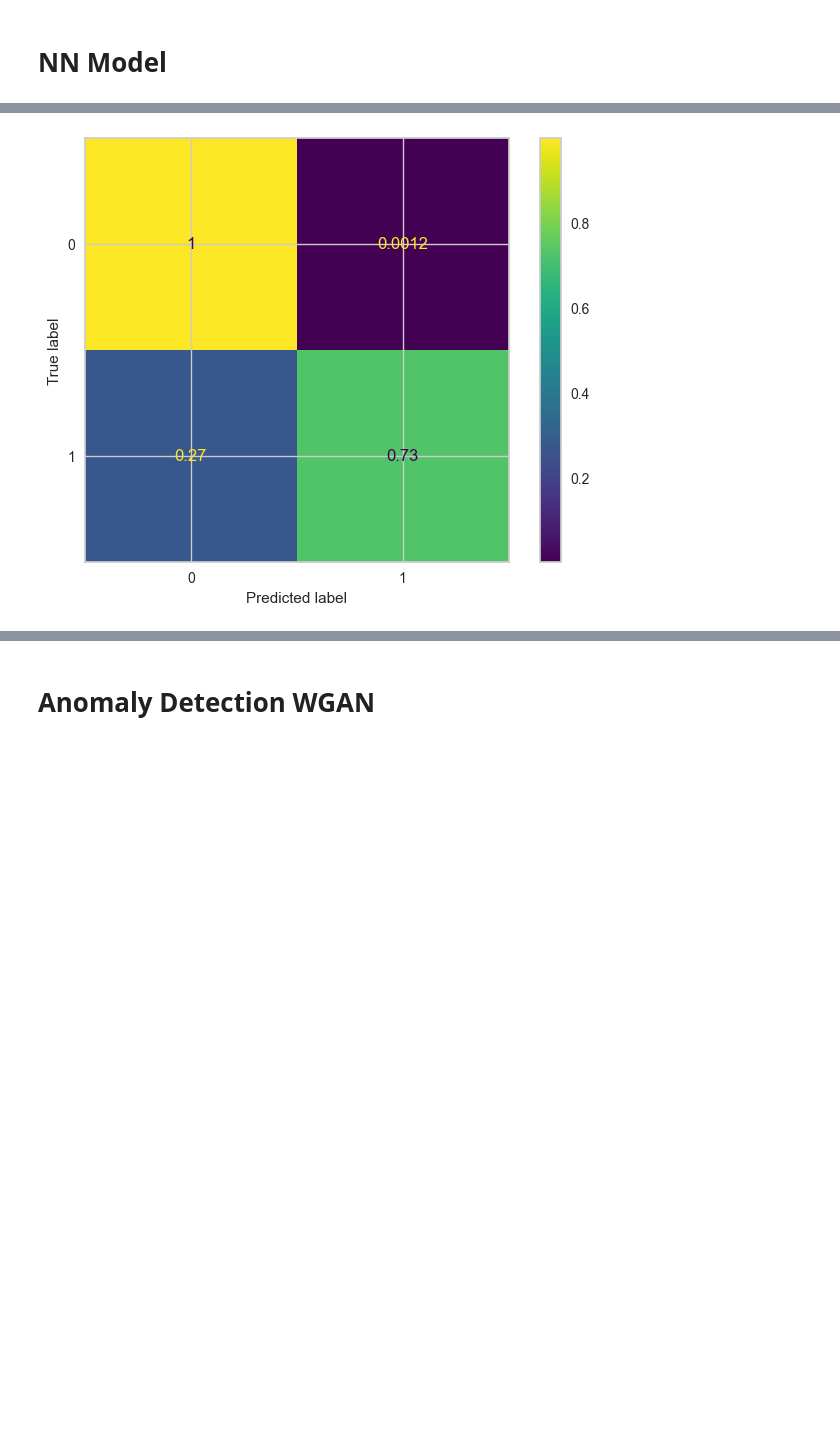
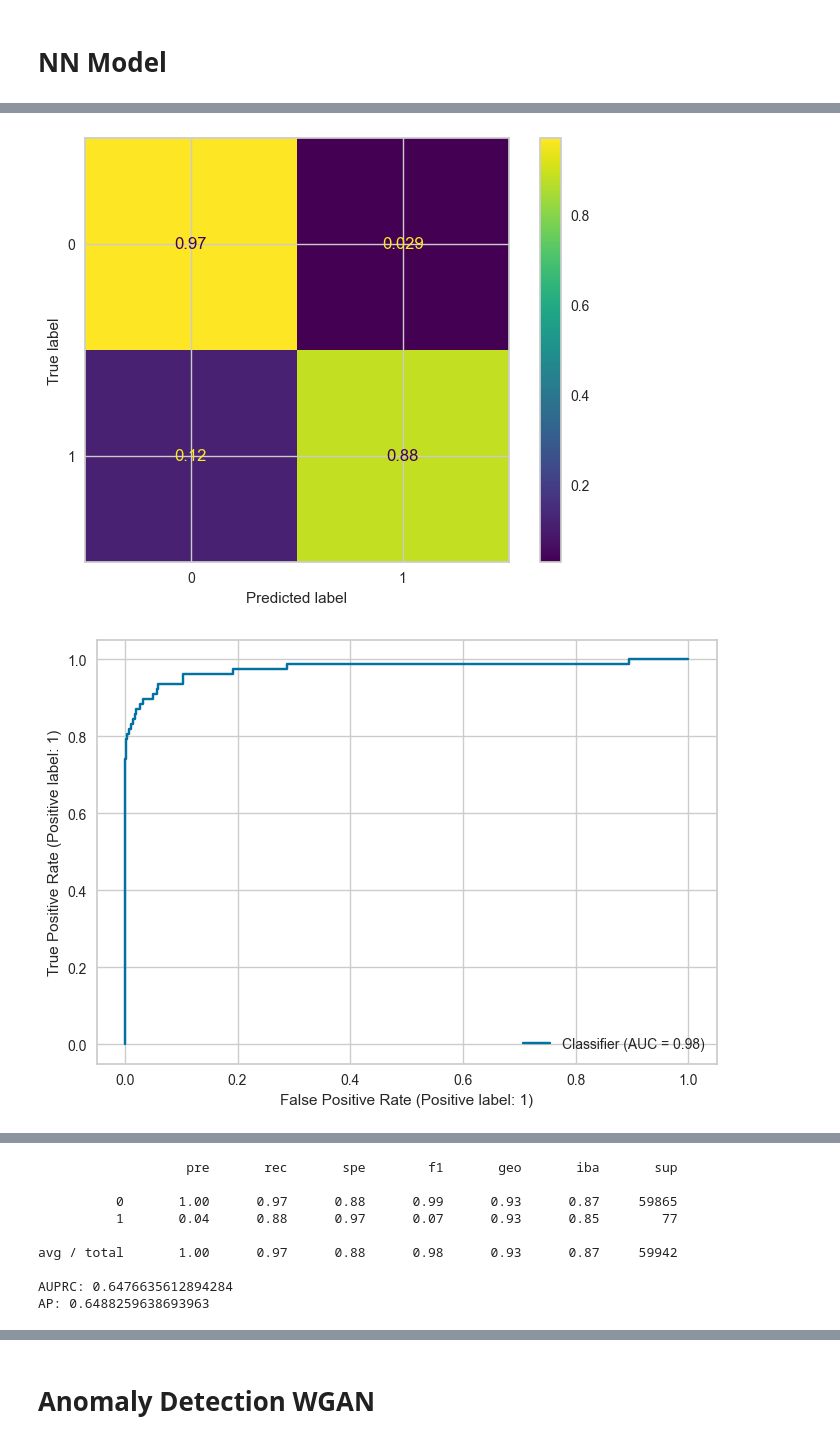
Before and after one commit to crdsteixeira/Advanced-Topics-of-Machine-Learning_GANs_for_Fraud_Detection, a Jupyter notebook: project.ipynb, the cells around one changed output, grey strips where cells are left out. Cells and saved outputs as stored; diff of their text form; code cells hidden in the pictures; blank space fills up the shorter version.

```diff
--- a/project.ipynb
+++ b/project.ipynb
@@ -86,0 +92,16 @@ Name: Class, dtype: int64
+# %%
+def common_metrics(y_true, y_pred, y_prob):
+    ConfusionMatrixDisplay.from_predictions(y_true, y_pred, normalize='true')
+    RocCurveDisplay.from_predictions(y_true, y_prob)
+    precision, recall, _ = precision_recall_curve(y_true, y_prob)
+    #
+    fig, ax = plt.subplots()
+    PrecisionRecallDisplay.from_predictions(y_true, y_prob, ax=ax)
+    # P / (P + N)
+    ap_frauds = (len(y_true[y_true == 1]) / len(y_true))
+    plt.axhline(y=ap_frauds, color='r', linestyle='-')
+    plt.show()
+    #
+    print(classification_report_imbalanced(y_true, y_pred))
+    print("AUPRC:", auc(recall, precision))
+    print("AP:", average_precision_score(y_true, y_prob))
@@ -508,14 +513,14 @@ class FraudModel:
     def train(self, epochs=100):
         for epoch in range(epochs):
             epoch_loss = 0
-            for _, (x, y) in enumerate(self.dataloader):
+            for i, (x, y) in enumerate(self.dataloader):
                 self.optimizer.zero_grad()
                 y_pred = self.model(x)
                 loss = self.loss(y_pred, y)
                 loss.backward()
                 self.optimizer.step()
-                epoch_loss += loss.item() / len(x)
-            print("[Epoch %d/%d] loss: %f" % (epoch, epochs, np.mean(epoch_loss)))
+                epoch_loss += loss.item()
+            print("[Epoch %d/%d] loss: %f" % (epoch, epochs, epoch_loss / i))
 
     def predict(self, x):
         with torch.no_grad():
@@ -526,7 +531,5 @@ class FraudModel:
         input = torch.Tensor(test_df.drop(['Class'], axis=1).values).to(DEVICE)
         preds = self.predict(input)
         labels = np.zeros_like(preds)
-        labels[preds >= confidence] = 1
-        ConfusionMatrixDisplay.from_predictions(test_df['Class'].values, labels, normalize='true')
-        RocCurveDisplay.from_predictions(test_df['Class'].values, labels)
-        print(classification_report(test_df['Class'].values, labels))
+        labels[preds >= confidence] = 1.0
+        common_metrics(test_df['Class'].values, labels, preds)
@@ -533,5 +538,5 @@ class FraudModel:
 # %%
 fb_model = FraudModel(train_df)
-fb_model.train(epochs=100)
-fb_model.evaluate(test_df, confidence=0.90)
+fb_model.train()
+fb_model.evaluate(test_df)
 # %% [output]
@@ -555 +560,2 @@ weighted avg       1.00      1.00      1.00     59942
-[figure, old version]
+[figure, new version]
+[figure, added]
@@ -556,2 +563,11 @@ weighted avg       1.00      1.00      1.00     59942
+                   pre       rec       spe        f1       geo       iba       sup
+
+          0       1.00      0.97      0.88      0.99      0.93      0.87     59865
+          1       0.04      0.88      0.97      0.07      0.93      0.85        77
+
+avg / total       1.00      0.97      0.88      0.98      0.93      0.87     59942
+
+AUPRC: 0.6476635612894284
+AP: 0.6488259638693963
 # %%
 fs_model = FraudModel(gan_train_df)
```
Also changed, not shown: parts of 52 cells of this notebook.
